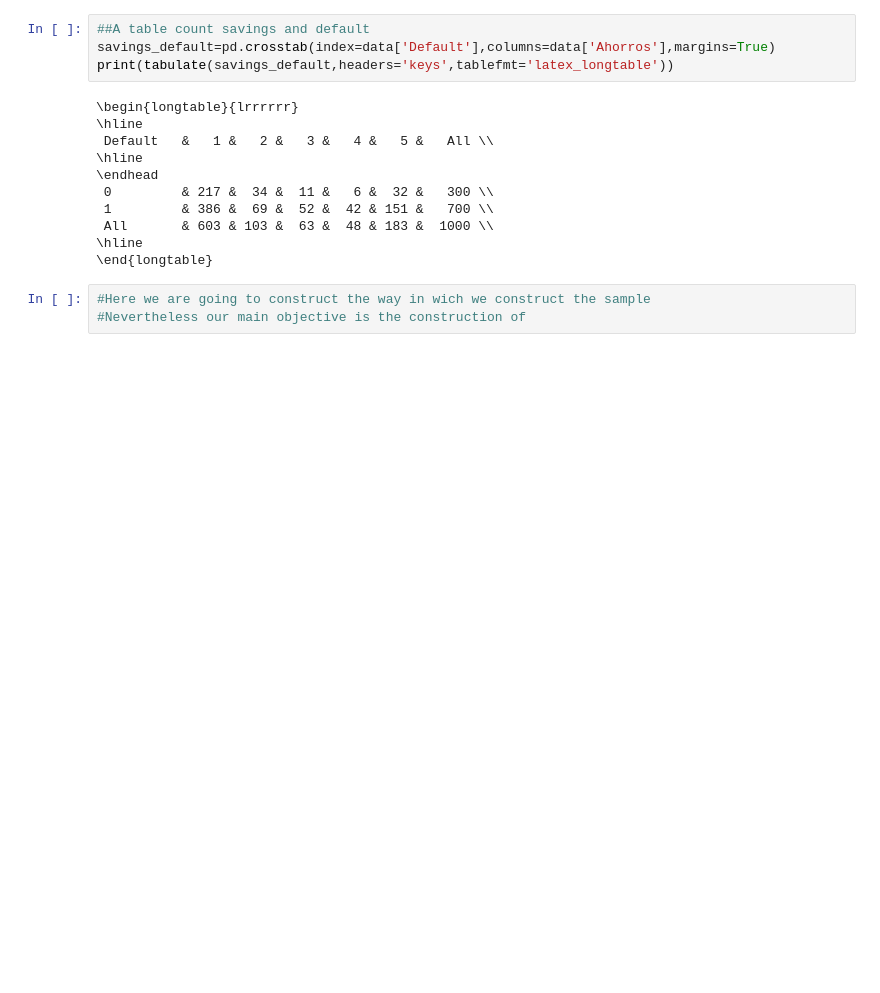
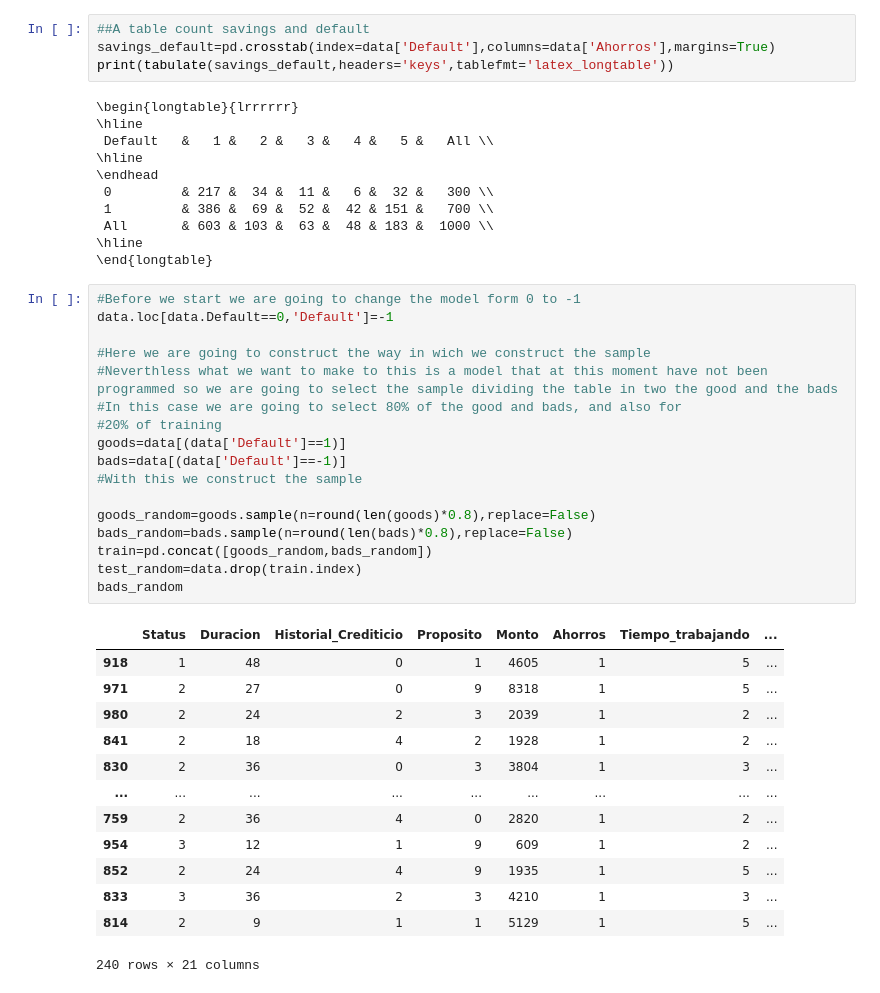
Before and after one commit to Afr063426/Proyecto_Est_Act_II, a Jupyter notebook: codigo.ipynb, the cells around one changed output. Saved outputs shown, nothing was run; the diff lists cells and outputs as text; blank space fills up the shorter version.

```diff
--- a/codigo.ipynb
+++ b/codigo.ipynb
@@ -165,6 +160,34 @@ print(tabulate(savings_default,headers='keys',tablefmt='latex_longtable'))
  All       & 603 & 103 &  63 &  48 & 183 &  1000 \\
 \hline
 \end{longtable}
-# %%
-#Here we are going to construct the way in wich we construct the sample
-#Nevertheless our main objective is the construction of
+# %%
+#Before we start we are going to change the model form 0 to -1
+data.loc[data.Default==0,'Default']=-1
+
+#Here we are going to construct the way in wich we construct the sample
+#Neverthless what we want to make to this is a model that at this moment have not been programmed so we are going to select the sample dividing the table in two the good and the bads
+#In this case we are going to select 80% of the good and bads, and also for
+#20% of training
+goods=data[(data['Default']==1)]
+bads=data[(data['Default']==-1)]
+#With this we construct the sample
+
+goods_random=goods.sample(n=round(len(goods)*0.8),replace=False)
+bads_random=bads.sample(n=round(len(bads)*0.8),replace=False)
+train=pd.concat([goods_random,bads_random])
+test_random=data.drop(train.index)
+bads_random
+# %% [output]
+|  | Status | Duracion | Historial_Crediticio | Proposito | Monto | Ahorros | Tiempo_trabajando | ... |
+| 918 | 1 | 48 | 0 | 1 | 4605 | 1 | 5 | ... |
+| 971 | 2 | 27 | 0 | 9 | 8318 | 1 | 5 | ... |
+| 980 | 2 | 24 | 2 | 3 | 2039 | 1 | 2 | ... |
+| 841 | 2 | 18 | 4 | 2 | 1928 | 1 | 2 | ... |
+| 830 | 2 | 36 | 0 | 3 | 3804 | 1 | 3 | ... |
+| ... | ... | ... | ... | ... | ... | ... | ... | ... |
+| 759 | 2 | 36 | 4 | 0 | 2820 | 1 | 2 | ... |
+| 954 | 3 | 12 | 1 | 9 | 609 | 1 | 2 | ... |
+| 852 | 2 | 24 | 4 | 9 | 1935 | 1 | 5 | ... |
+| 833 | 3 | 36 | 2 | 3 | 4210 | 1 | 3 | ... |
+| 814 | 2 | 9 | 1 | 1 | 5129 | 1 | 5 | ... |
+240 rows × 21 columns
```
Also changed, not shown: parts of 5 cells of this notebook.
